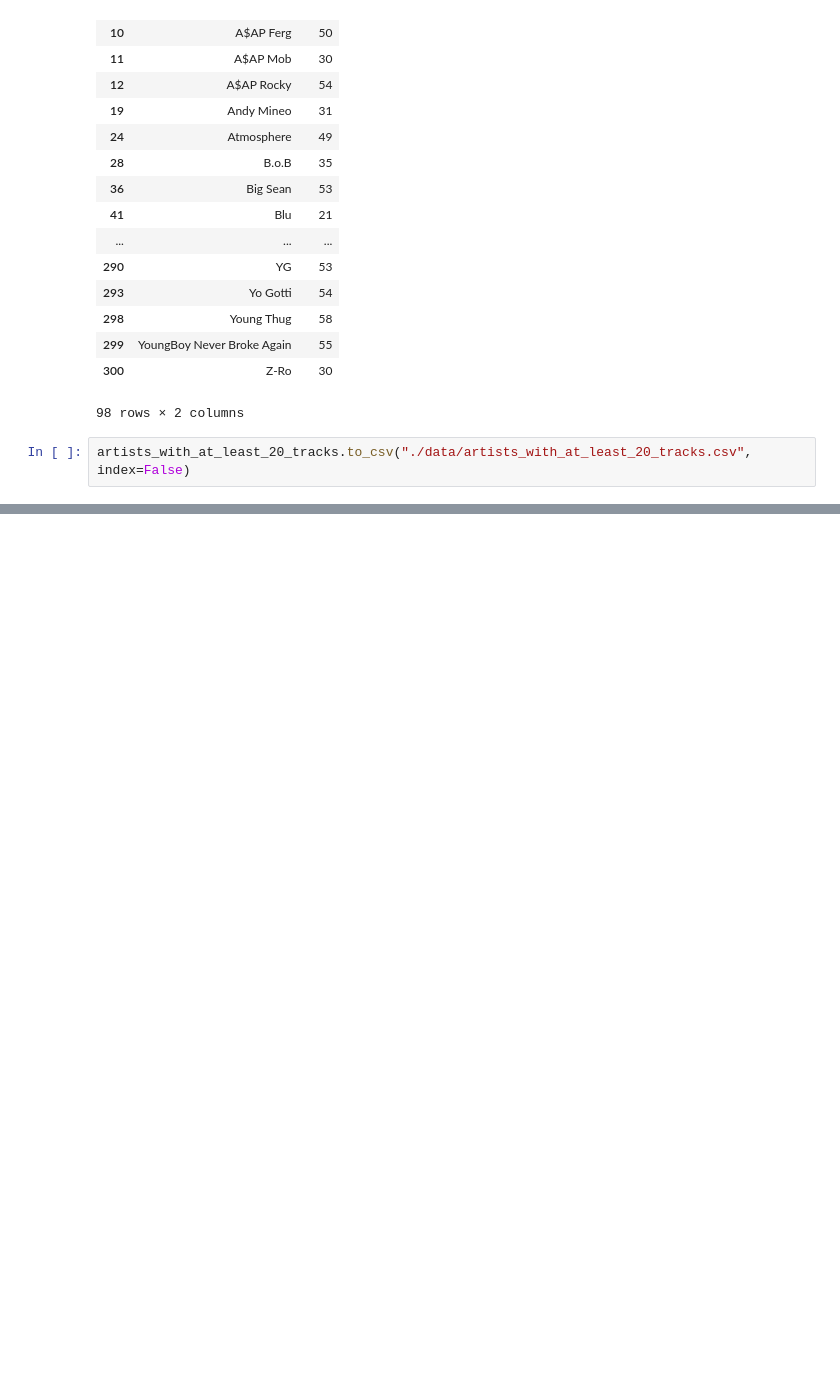
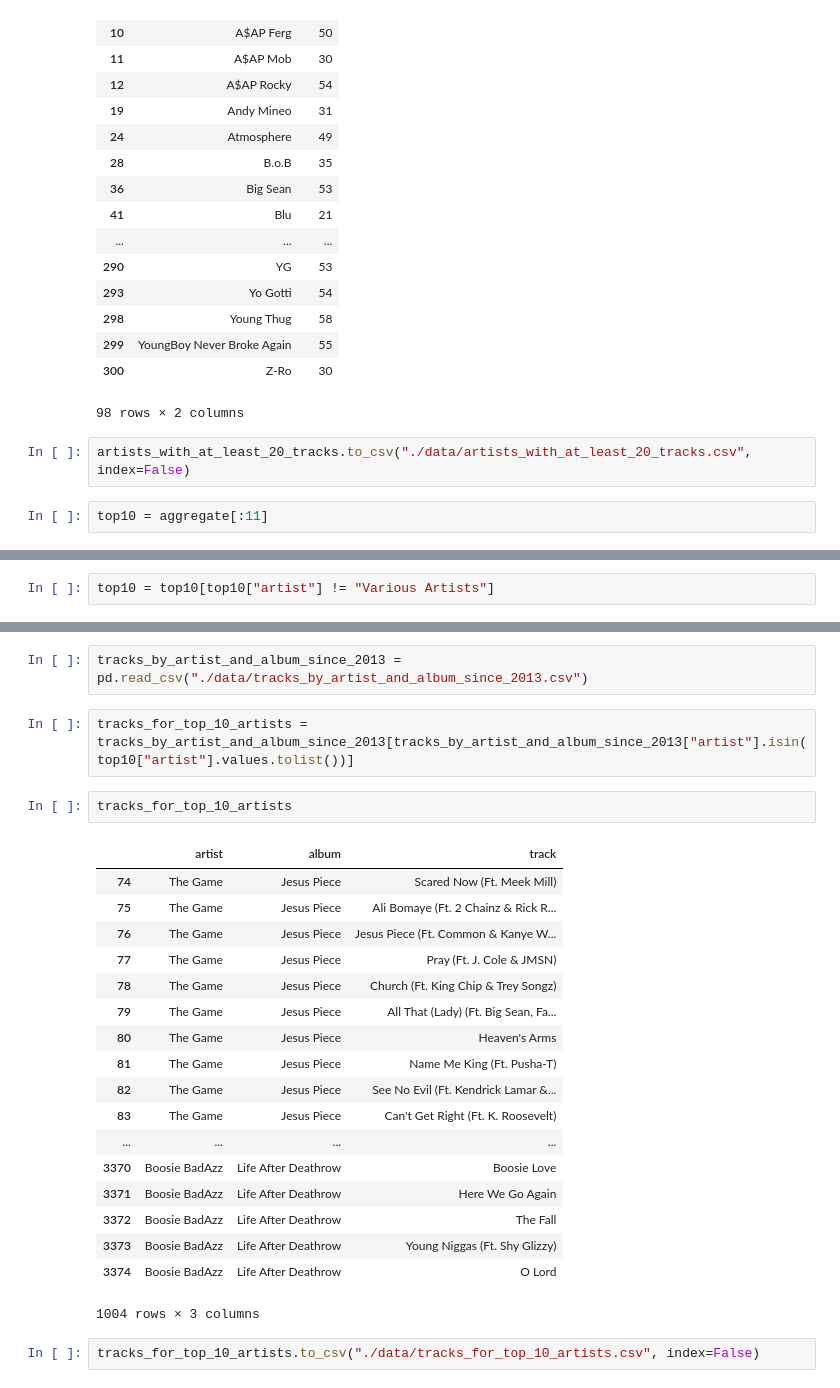
Before and after one commit to tpgmartin/rap_song_and_artists_analysis, a Jupyter notebook: 1. Find Artists with at Least 20 Tracks.ipynb, the cells around one changed output, grey strips where cells are left out. Drawn from its saved outputs; the diff is of its cells as text; blank space fills up the shorter version.

```diff
--- a/1. Find Artists with at Least 20 Tracks.ipynb
+++ b/1. Find Artists with at Least 20 Tracks.ipynb
@@ -83,3 +76,5 @@ artists_with_at_least_20_tracks
 98 rows × 2 columns
 # %%
 artists_with_at_least_20_tracks.to_csv("./data/artists_with_at_least_20_tracks.csv", index=False)
+# %%
+top10 = aggregate[:11]
@@ -85,0 +83,2 @@ artists_with_at_least_20_tracks.to_csv("./data/artists_with_at_least_20_tracks.c
+# %%
+top10 = top10[top10["artist"] != "Various Artists"]
@@ -85,0 +99,27 @@ artists_with_at_least_20_tracks.to_csv("./data/artists_with_at_least_20_tracks.c
+# %%
+tracks_by_artist_and_album_since_2013 = pd.read_csv("./data/tracks_by_artist_and_album_since_2013.csv")
+# %%
+tracks_for_top_10_artists = tracks_by_artist_and_album_since_2013[tracks_by_artist_and_album_since_2013["artist"].isin(top10["artist"].values.tolist())]
+# %%
+tracks_for_top_10_artists
+# %% [output]
+|  | artist | album | track |
+| 74 | The Game | Jesus Piece | Scared Now (Ft. Meek Mill) |
+| 75 | The Game | Jesus Piece | Ali Bomaye (Ft. 2 Chainz & Rick R... |
+| 76 | The Game | Jesus Piece | Jesus Piece (Ft. Common & Kanye W... |
+| 77 | The Game | Jesus Piece | Pray (Ft. J. Cole & JMSN) |
+| 78 | The Game | Jesus Piece | Church (Ft. King Chip & Trey Songz) |
+| 79 | The Game | Jesus Piece | All That (Lady) (Ft. Big Sean, Fa... |
+| 80 | The Game | Jesus Piece | Heaven's Arms |
+| 81 | The Game | Jesus Piece | Name Me King (Ft. Pusha-T) |
+| 82 | The Game | Jesus Piece | See No Evil (Ft. Kendrick Lamar &... |
+| 83 | The Game | Jesus Piece | Can't Get Right (Ft. K. Roosevelt) |
+| ... | ... | ... | ... |
+| 3370 | Boosie BadAzz | Life After Deathrow | Boosie Love |
+| 3371 | Boosie BadAzz | Life After Deathrow | Here We Go Again |
+| 3372 | Boosie BadAzz | Life After Deathrow | The Fall |
+| 3373 | Boosie BadAzz | Life After Deathrow | Young Niggas (Ft. Shy Glizzy) |
+| 3374 | Boosie BadAzz | Life After Deathrow | O Lord |
+1004 rows × 3 columns
+# %%
+tracks_for_top_10_artists.to_csv("./data/tracks_for_top_10_artists.csv", index=False)
```
Also changed, not shown: parts of 3 cells of this notebook, 10 other files.
